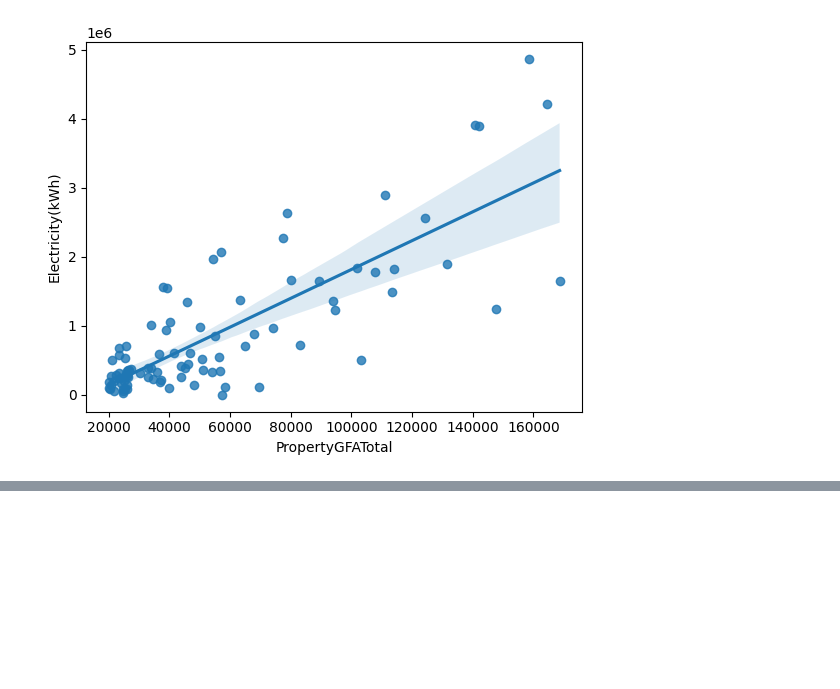
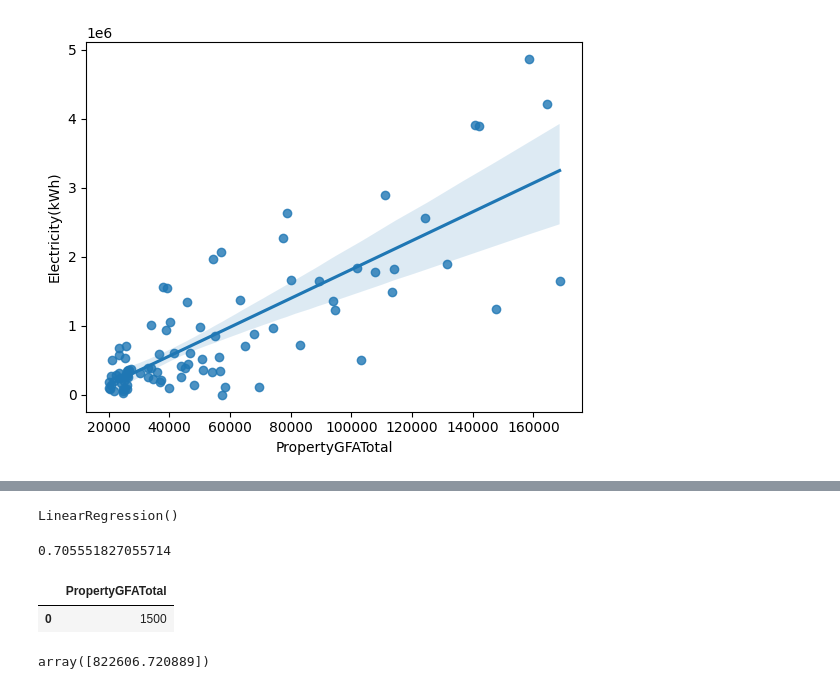
Before and after one commit to hramzan01/project_zero, a Jupyter notebook: nb_utilities.ipynb, the cells around one changed output, grey strips where cells are left out. Drawn from its saved outputs; the diff is of its cells as text; code cells hidden in the pictures; blank space fills up the shorter version.

```diff
--- a/nb_utilities.ipynb
+++ b/nb_utilities.ipynb
@@ -96,0 +108,27 @@ sns.regplot(data=df_retail,x='PropertyGFATotal',y='Electricity(kWh)')
+# %%
+# Instantiate the model
+model = LinearRegression()
+
+# Define X and Y
+x = df_large_office[['PropertyGFATotal']]
+y = df_large_office['Electricity(kWh)']
+
+# Train the model on the data
+model.fit(x,y)
+# %% [output]
+LinearRegression()
+# %%
+model.score(x,y)
+# %% [output]
+0.705551827055714
+# %%
+# create new data input
+new_data = pd.DataFrame({'PropertyGFATotal': [1500]})
+new_data
+# %% [output]
+|  | PropertyGFATotal |
+| 0 | 1500 |
+# %%
+model.predict(new_data)
+# %% [output]
+array([822606.720889])
```
Also changed, not shown: parts of 3 cells of this notebook.
